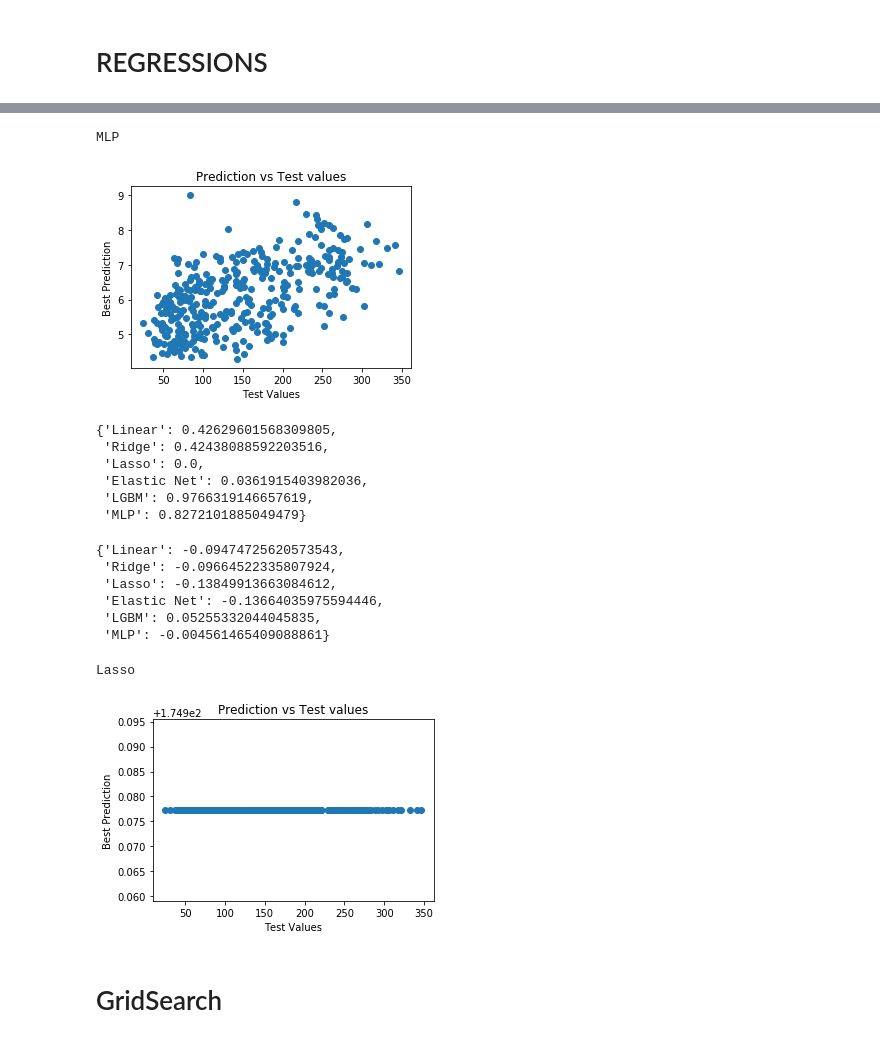
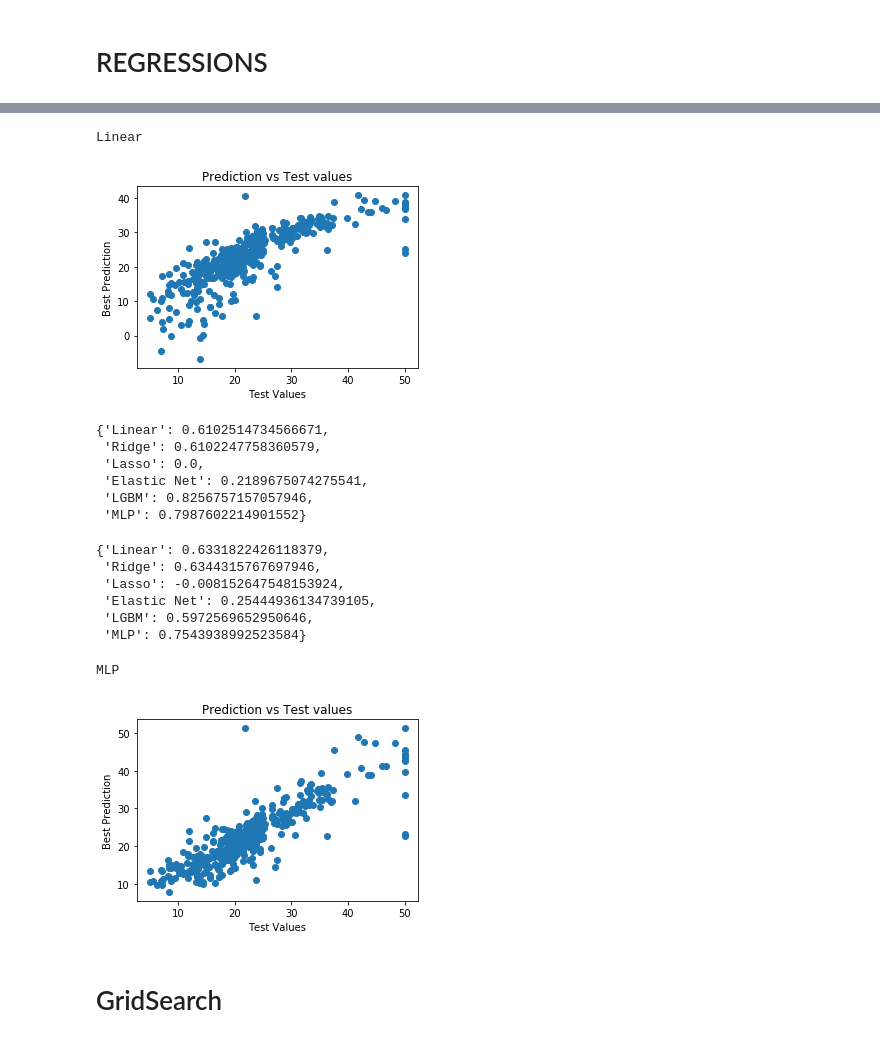
Before and after one commit to YannBerthelot/starter-notebooks, a Jupyter notebook: Linear Regressions.ipynb, the cells around one changed output, grey strips where cells are left out. Drawn from its saved outputs; the diff is of its cells as text; code cells hidden in the pictures.

Commit message:
Improved Linear regressions

```diff
--- a/Linear Regressions.ipynb
+++ b/Linear Regressions.ipynb
@@ -16,3 +18,14 @@ from graph_utils import plot_multiple,plot_xy
 %matplotlib inline
 # %% [markdown]
 # DATA PREPARATION
+# %%
+df = pd.DataFrame(load_boston().data, columns=load_boston().feature_names)
+df["target"] = load_boston().target
+
+correlated_features = abs(df.corr()["target"]).sort_values(ascending=False)
+
+correlated_features = correlated_features[correlated_features>0.6]
+
+df = df[correlated_features.keys()]
+
+sns.heatmap(df.corr(),annot=True)
@@ -20,8 +52,7 @@ from graph_utils import plot_multiple,plot_xy
 file_path = None
 
 if not(file_path):
-    df = load_diabetes()
-    X = df["data"]
-    y = df["target"]
+    X = np.array(df.drop('target',axis=1))
+    y = np.array(df["target"])
 else:
     df = pd.read_csv(file_path,keep_default_na=False,na_values="").drop("Unnamed: 0",axis=1)
@@ -33,21 +82,22 @@ Train set size 88 Test set size 354
 # %%
-def sta(df,df_ref):
+def standardize(df,df_ref):
     return (df - df_ref.mean())/df_ref.std(ddof=1)
 
-def decenter(df,df_ref):
+def destandardize(df,df_ref):
     return (df * df_ref.std(ddof=1)) + df_ref.mean()
 
-X_train_t = np.transpose(X_train)
-X_test_t = np.transpose(X_test)
+X_train_t = np.transpose(X_train.copy())
+X_test_t = np.transpose(X_test.copy())
 
 for i,col in enumerate(X_train_t) :
-    X_train_t[i] = center(col, col)
-    X_test_t[i] = center(X_test_t[i], col)
+    X_test_t[i] = standardize(X_test_t[i], col)
+    X_train_t[i] = standardize(col, col)
+
 X_train_modified = np.transpose(X_train_t)
 X_test_modified = np.transpose(X_test_t)
 
-y_train_modified = center(y_train,y_train)
-y_test_modified = center(y_test,y_train)
+y_train_modified = standardize(y_train,y_train)
+y_test_modified = standardize(y_test,y_train)
 # %% [markdown]
 # REGRESSIONS
 # %%
@@ -82,17 +132,19 @@ models = {"Linear":LinearRegression(),
           "Ridge":Ridge(),
           "Lasso":Lasso(),
           "Elastic Net":ElasticNet(),
-          "LGBM":LGBMRegressor(n_estimators=1000),
+          "LGBM":LGBMRegressor(n_estimators=2000),
           "MLP":MLPRegressor()}
 
 y_hat,y_hat_train = run_models(X_train,y_train,X_test,y_test,models)
+
+
 dict_mse=compute_mse(y_test,y_hat)
 dict_mse_train=compute_mse(y_train,y_hat_train)
 
 y_hat_modified,y_hat_modified_train = run_models(X_train_modified,y_train_modified,X_test_modified,y_test_modified,models)
 for model_name in models.keys():
-    y_hat_modified[model_name] = decenter(y_hat_modified[model_name],y_train)
-    y_hat_modified_train[model_name] = decenter(y_hat_modified_train[model_name],y_train)
+    y_hat_modified[model_name] = destandardize(y_hat_modified[model_name],y_train)
+    y_hat_modified_train[model_name] = destandardize(y_hat_modified_train[model_name],y_train)
 dict_mse_modified = compute_mse(y_test,y_hat_modified)
 dict_mse_modified_train = compute_mse(y_train,y_hat_modified_train)
 # %%
@@ -116,5 +168,5 @@ dict_mse
 # %%
-best_model = min(dict_mse, key=dict_mse.get)
+best_model = max(dict_mse, key=dict_mse.get)
 print(best_model)
 
 Series = [y_test,y_hat[best_model]]
@@ -123,38 +175,38 @@ ylabel = "Best Prediction"
 title = "Prediction vs Test values"
 plot_xy(Series, xlabel, ylabel, title,kind="Scatter")
 # %% [output]
-MLP
+Linear
-[figure, old version]
+[figure, new version]
 # %%
 dict_mse_modified_train
 # %% [output]
-{'Linear': 0.42629601568309805,
- 'Ridge': 0.42438088592203516,
+{'Linear': 0.6102514734566671,
+ 'Ridge': 0.6102247758360579,
  'Lasso': 0.0,
- 'Elastic Net': 0.0361915403982036,
- 'LGBM': 0.9766319146657619,
- 'MLP': 0.8272101885049479}
+ 'Elastic Net': 0.2189675074275541,
+ 'LGBM': 0.8256757157057946,
+ 'MLP': 0.7987602214901552}
 # %%
 dict_mse_modified
 # %% [output]
-{'Linear': -0.09474725620573543,
- 'Ridge': -0.09664522335807924,
- 'Lasso': -0.13849913663084612,
- 'Elastic Net': -0.13664035975594446,
- 'LGBM': 0.05255332044045835,
- 'MLP': -0.004561465409088861}
+{'Linear': 0.6331822426118379,
+ 'Ridge': 0.6344315767697946,
+ 'Lasso': -0.008152647548153924,
+ 'Elastic Net': 0.25444936134739105,
+ 'LGBM': 0.5972569652950646,
+ 'MLP': 0.7543938992523584}
 # %%
-best_model = min(dict_mse_modified, key=dict_mse_modified.get)
+best_model = max(dict_mse_modified, key=dict_mse_modified.get)
 print(best_model)
 
 Series = [y_test,y_hat_modified[best_model]]
 xlabel = "Test Values"
 ylabel = "Best Prediction"
 title = "Prediction vs Test values"
 plot_xy(Series, xlabel, ylabel, title,kind="Scatter")
 # %% [output]
-Lasso
+MLP
-[figure, old version]
+[figure, new version]
 # %% [markdown]
 # GridSearch
 # %%
```
Also changed, not shown: parts of 20 cells of this notebook.
